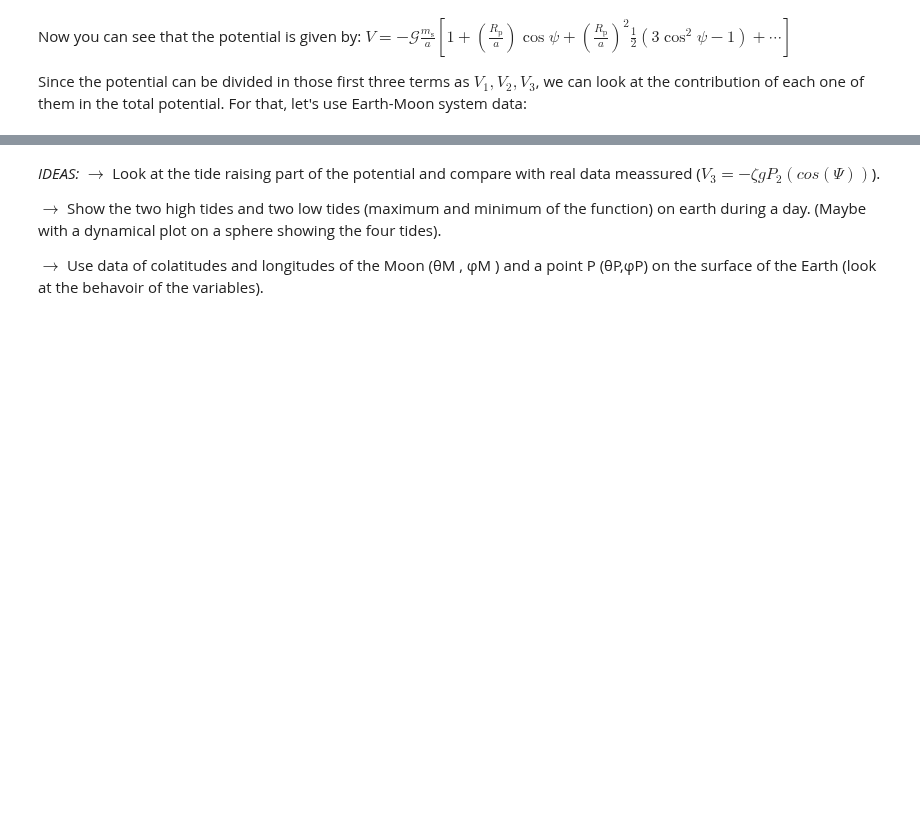
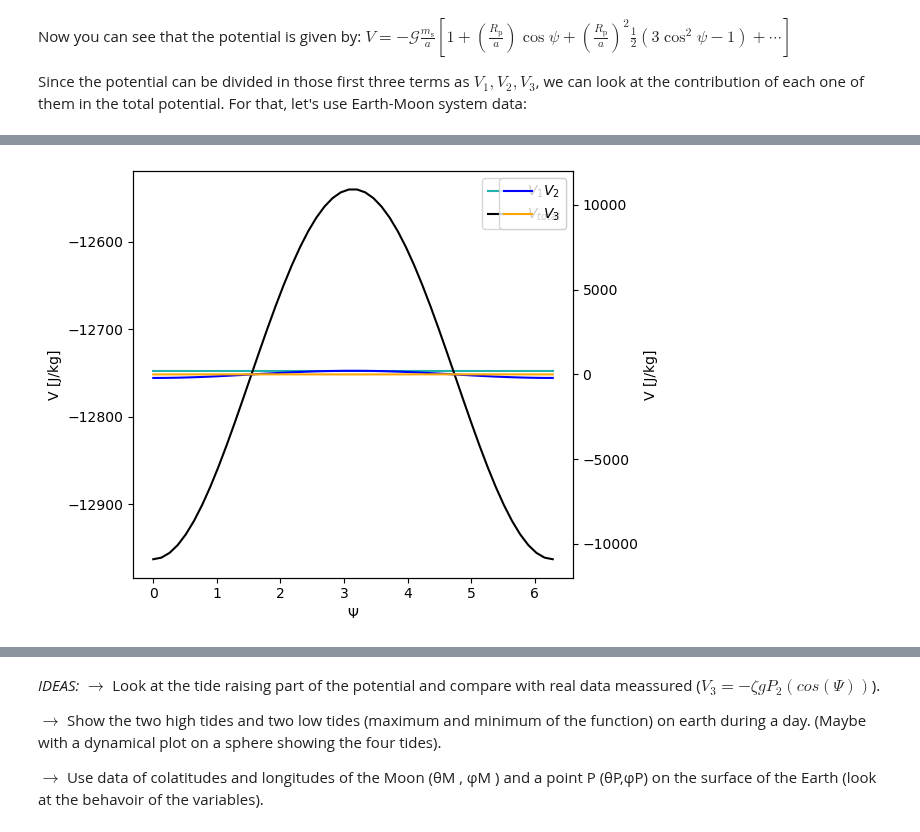
Before and after one commit to seap-udea/murray-dermott-action, a Jupyter notebook: TidesShape/Tides_Rotation_Shape .ipynb, the cells around one changed output, grey strips where cells are left out. Cells and saved outputs as stored; diff of their text form; code cells hidden in the pictures; blank space fills up the shorter version.

```diff
--- a/TidesShape/Tides_Rotation_Shape .ipynb
+++ b/TidesShape/Tides_Rotation_Shape .ipynb
@@ -114 +119,24 @@ plt.show()
+# %%
+fig, ax1 = plt.subplots()
+
+ax1.set_xlabel('$\Psi$')
+ax1.set_ylabel('V [J/kg]')
+ax1.plot(x_s, V1, color='lightseagreen', label='$V_{1}$')
+ax1.plot(x_s, V_tot, color='black', label='$V_{total}$')
+ax1.tick_params(axis='y')
+ax1.legend()
+
+ax2 = ax1.twinx()  # instantiate a second axes that shares the same x-axis
+
+ax2.set_ylabel('V [J/kg]')  # we already handled the x-label with ax1
+ax2.plot(x_s, V2(x_s), c='blue', label='$V_{2}$')
+ax2.plot(x_s, V3(x_s), c='orange', label='$V_{3}$')
+ax2.tick_params(axis='y')
+ax2.set_ylim([-12000,12000])
+ax2.legend()
+
+fig.tight_layout()
+plt.show()
+# %% [output]
+[figure, added]
 # %%
```
Also changed, not shown: parts of 33 cells of this notebook, 4 other files.
